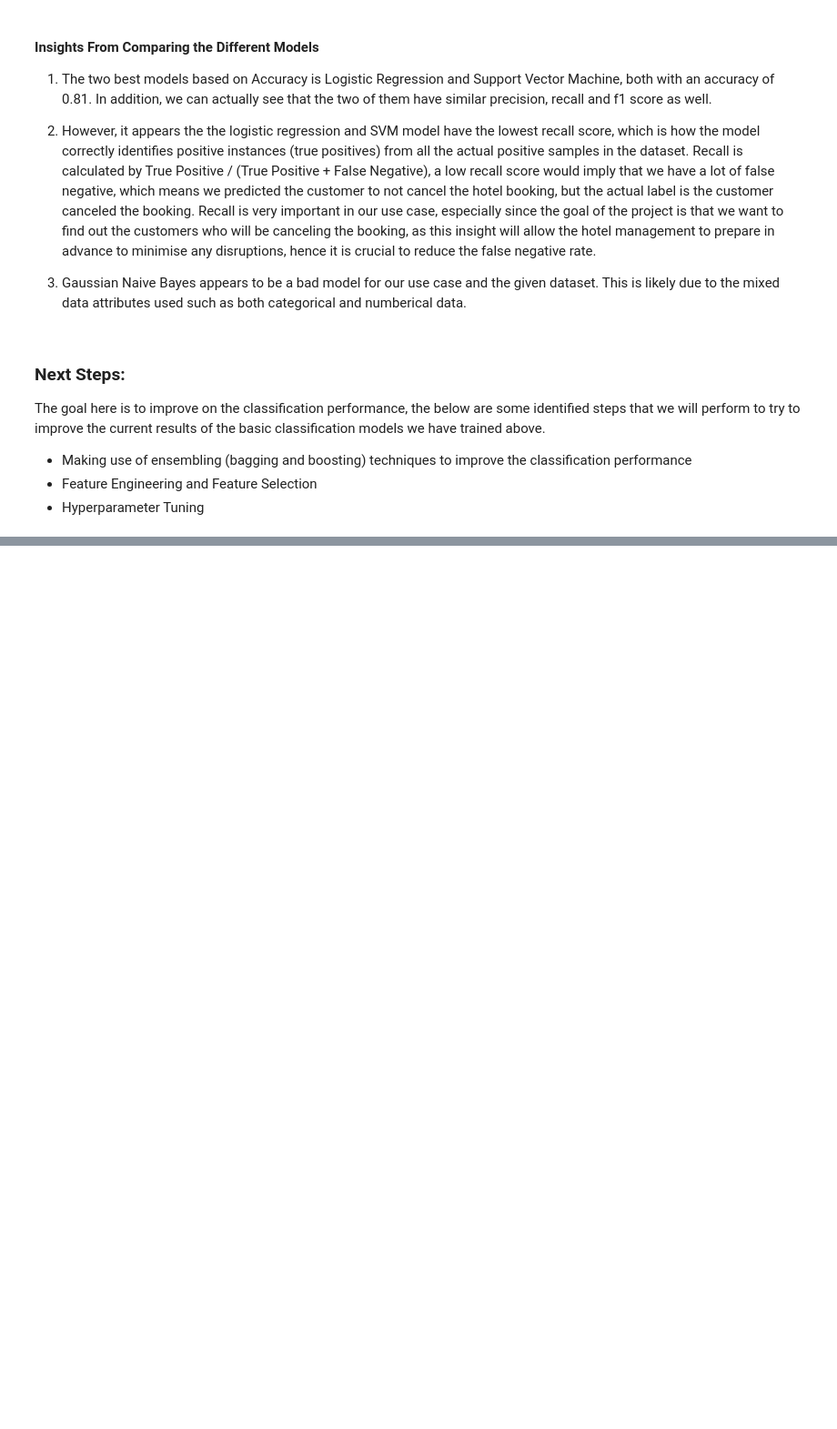
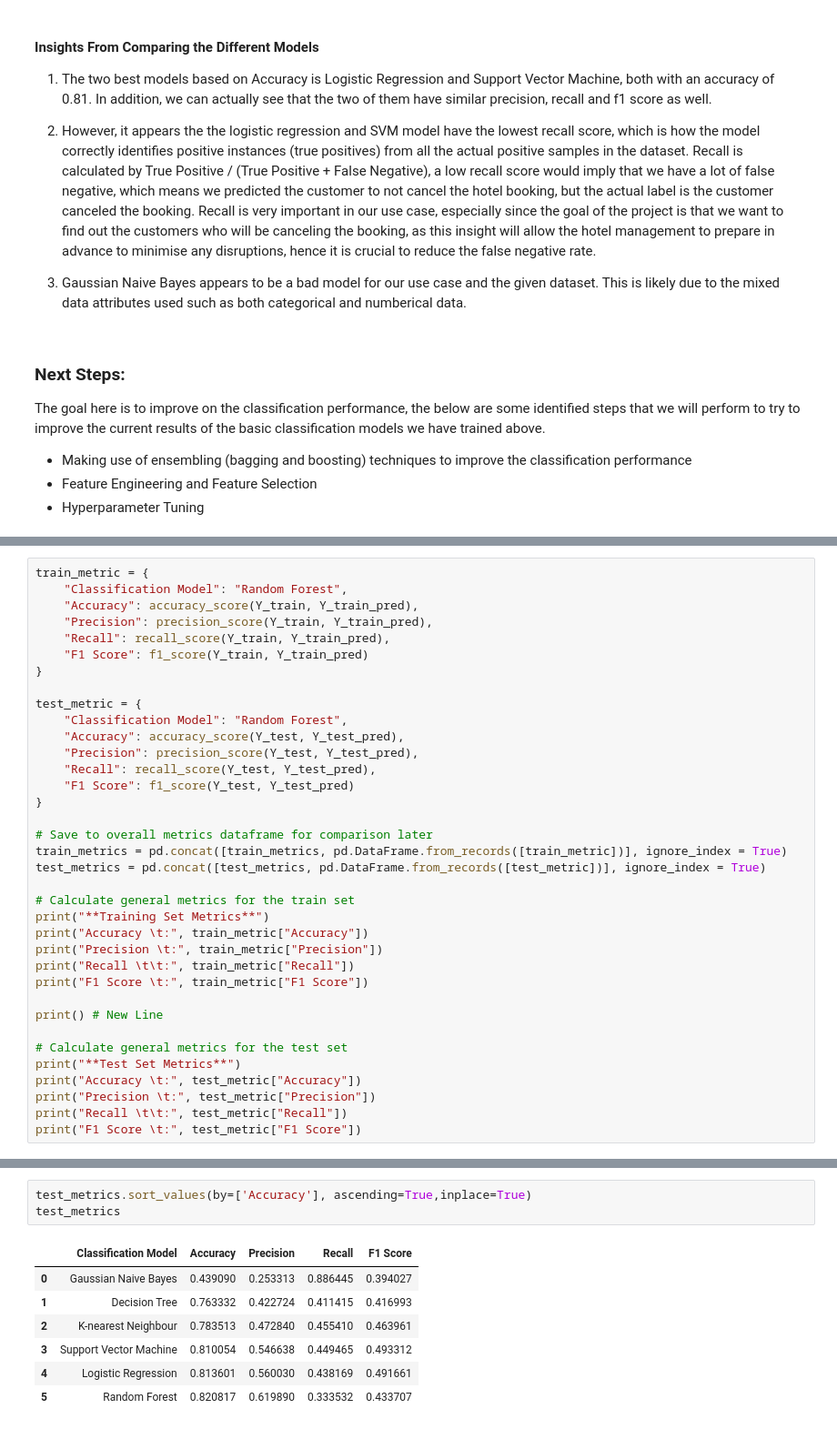
Before and after one commit to suyatinglaura/CS3244_Reservation_Cancellations_Prediction, a Jupyter notebook: ClassificationModels.ipynb, the cells around one changed output, grey strips where cells are left out. Shown at 91% size. Drawn from its saved outputs; the diff is of its cells as text; blank space fills up the shorter version.

```diff
--- a/ClassificationModels.ipynb
+++ b/ClassificationModels.ipynb
@@ -527,0 +568,36 @@ The goal here is to improve on the classification performance, the below are som
+# %%
+train_metric = {
+    "Classification Model": "Random Forest",
+    "Accuracy": accuracy_score(Y_train, Y_train_pred),
+    "Precision": precision_score(Y_train, Y_train_pred),
+    "Recall": recall_score(Y_train, Y_train_pred),
+    "F1 Score": f1_score(Y_train, Y_train_pred)
+}
+
+test_metric = {
+    "Classification Model": "Random Forest",
+    "Accuracy": accuracy_score(Y_test, Y_test_pred),
+    "Precision": precision_score(Y_test, Y_test_pred),
+    "Recall": recall_score(Y_test, Y_test_pred),
+    "F1 Score": f1_score(Y_test, Y_test_pred)
+}
+
+# Save to overall metrics dataframe for comparison later
+train_metrics = pd.concat([train_metrics, pd.DataFrame.from_records([train_metric])], ignore_index = True)
+test_metrics = pd.concat([test_metrics, pd.DataFrame.from_records([test_metric])], ignore_index = True)
+
+# Calculate general metrics for the train set
+print("**Training Set Metrics**")
+print("Accuracy \t:", train_metric["Accuracy"])
+print("Precision \t:", train_metric["Precision"])
+print("Recall \t\t:", train_metric["Recall"])
+print("F1 Score \t:", train_metric["F1 Score"])
+
+print() # New Line
+
+# Calculate general metrics for the test set
+print("**Test Set Metrics**")
+print("Accuracy \t:", test_metric["Accuracy"])
+print("Precision \t:", test_metric["Precision"])
+print("Recall \t\t:", test_metric["Recall"])
+print("F1 Score \t:", test_metric["F1 Score"])
@@ -527,0 +616,11 @@ The goal here is to improve on the classification performance, the below are som
+# %%
+test_metrics.sort_values(by=['Accuracy'], ascending=True,inplace=True)
+test_metrics
+# %% [output]
+|  | Classification Model | Accuracy | Precision | Recall | F1 Score |
+| 0 | Gaussian Naive Bayes | 0.439090 | 0.253313 | 0.886445 | 0.394027 |
+| 1 | Decision Tree | 0.763332 | 0.422724 | 0.411415 | 0.416993 |
+| 2 | K-nearest Neighbour | 0.783513 | 0.472840 | 0.455410 | 0.463961 |
+| 3 | Support Vector Machine | 0.810054 | 0.546638 | 0.449465 | 0.493312 |
+| 4 | Logistic Regression | 0.813601 | 0.560030 | 0.438169 | 0.491661 |
+| 5 | Random Forest | 0.820817 | 0.619890 | 0.333532 | 0.433707 |
```
Also changed, not shown: parts of 10 cells of this notebook.
